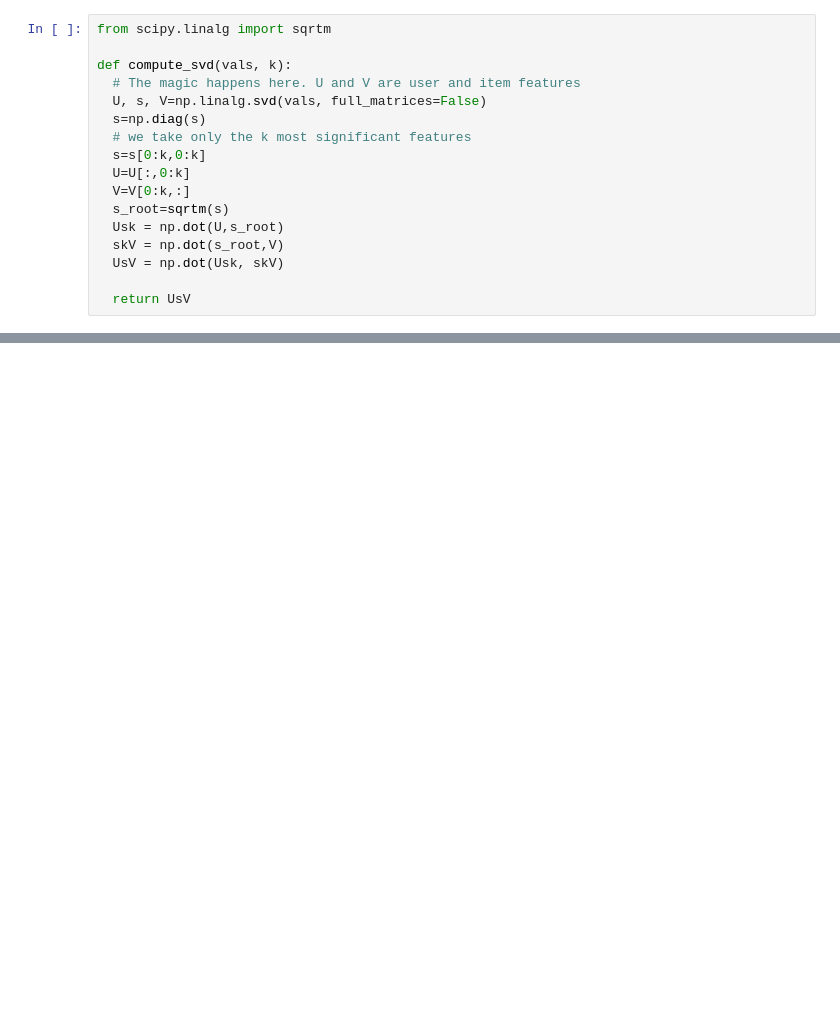
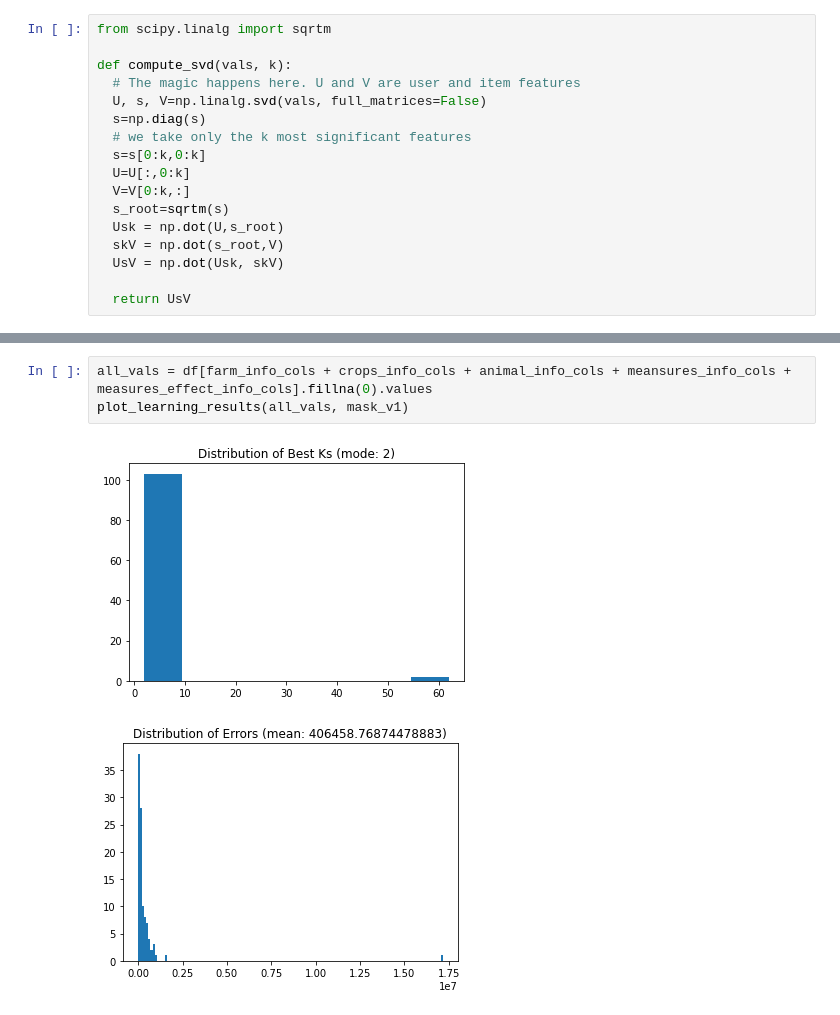
Before and after one commit to allenhu08/capstone, a Jupyter notebook: Recommender.ipynb, the cells around one changed output, grey strips where cells are left out. Saved outputs shown, nothing was run; the diff lists cells and outputs as text; blank space fills up the shorter version.

```diff
--- a/Recommender.ipynb
+++ b/Recommender.ipynb
@@ -136,0 +153,6 @@ df[farm_info_cols]
+# %%
+all_vals = df[farm_info_cols + crops_info_cols + animal_info_cols + meansures_info_cols + measures_effect_info_cols].fillna(0).values
+plot_learning_results(all_vals, mask_v1)
+# %% [output]
+[figure, added]
+[figure, added]
```
Also changed, not shown: parts of 17 cells of this notebook.
